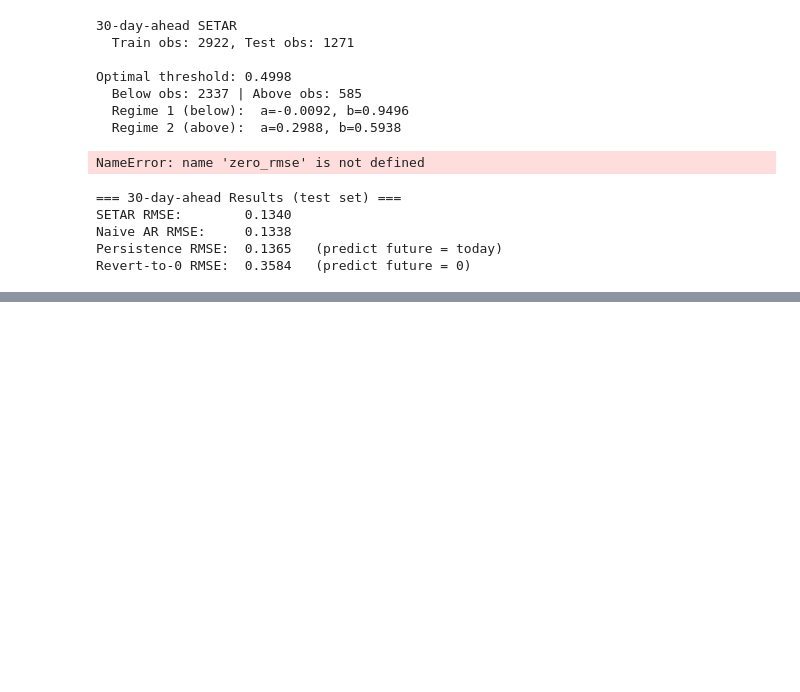
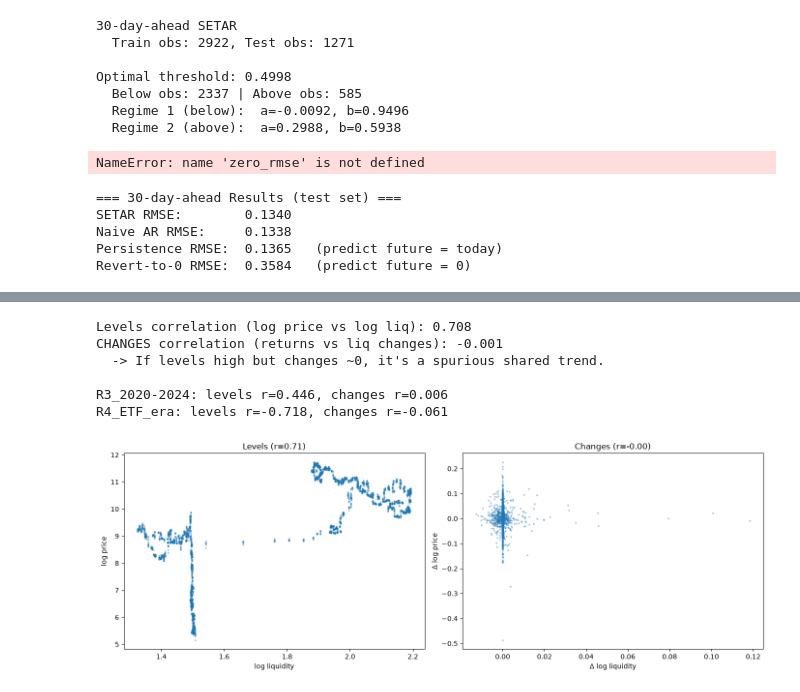
Before and after one commit to sharafa32/btc-pricing-model, a Jupyter notebook: Untitled.ipynb, the cells around one changed output, grey strips where cells are left out. Drawn from its saved outputs; the diff is of its cells as text; code cells hidden in the pictures; blank space fills up the shorter version.

```diff
--- a/Untitled.ipynb
+++ b/Untitled.ipynb
@@ -415,0 +769,47 @@ Revert-to-0 RMSE:  0.3584   (predict future = 0)
+# %%
+import pandas as pd, numpy as np
+import matplotlib.pyplot as plt
+from scipy import stats
+
+df = pd.read_csv("data/processed/factors_daily.csv", index_col=0, parse_dates=True)
+d = df[["btc_price", "global_liquidity_t"]].dropna().copy()
+d["log_price"] = np.log(d["btc_price"])
+d["log_liq"] = np.log(d["global_liquidity_t"])
+
+# 1. Levels correlation (likely inflated by shared trend)
+r_level = d["log_price"].corr(d["log_liq"])
+
+# 2. CHANGES correlation (the honest test — do they move together?)
+d["dprice"] = d["log_price"].diff()
+d["dliq"] = d["log_liq"].diff()
+dd = d.dropna()
+r_change = dd["dprice"].corr(dd["dliq"])
+
+print(f"Levels correlation (log price vs log liq): {r_level:.3f}")
+print(f"CHANGES correlation (returns vs liq changes): {r_change:.3f}")
+print("  -> If levels high but changes ~0, it's a spurious shared trend.\n")
+
+# 3. By regime — does the relationship hold in each era?
+regimes = [("R3_2020-2024","2020-05-11","2024-01-11"),
+           ("R4_ETF_era","2024-01-11",None)]
+for name, s, e in regimes:
+    sub = dd.loc[s:e] if e else dd.loc[s:]
+    rc = sub["dprice"].corr(sub["dliq"])
+    rl = sub["log_price"].corr(sub["log_liq"])
+    print(f"{name}: levels r={rl:.3f}, changes r={rc:.3f}")
+
+# 4. Plot
+fig, ax = plt.subplots(1, 2, figsize=(14,5))
+ax[0].scatter(d["log_liq"], d["log_price"], s=3, alpha=0.3)
+ax[0].set_xlabel("log liquidity"); ax[0].set_ylabel("log price"); ax[0].set_title(f"Levels (r={r_level:.2f})")
+ax[1].scatter(dd["dliq"], dd["dprice"], s=3, alpha=0.3)
+ax[1].set_xlabel("Δ log liquidity"); ax[1].set_ylabel("Δ log price"); ax[1].set_title(f"Changes (r={r_change:.2f})")
+plt.tight_layout(); plt.show()
+# %% [output]
+Levels correlation (log price vs log liq): 0.708
+CHANGES correlation (returns vs liq changes): -0.001
+  -> If levels high but changes ~0, it's a spurious shared trend.
+
+R3_2020-2024: levels r=0.446, changes r=0.006
+R4_ETF_era: levels r=-0.718, changes r=-0.061
+[figure, added]
```
Also changed, not shown: parts of 19 cells of this notebook, 55 other files.
